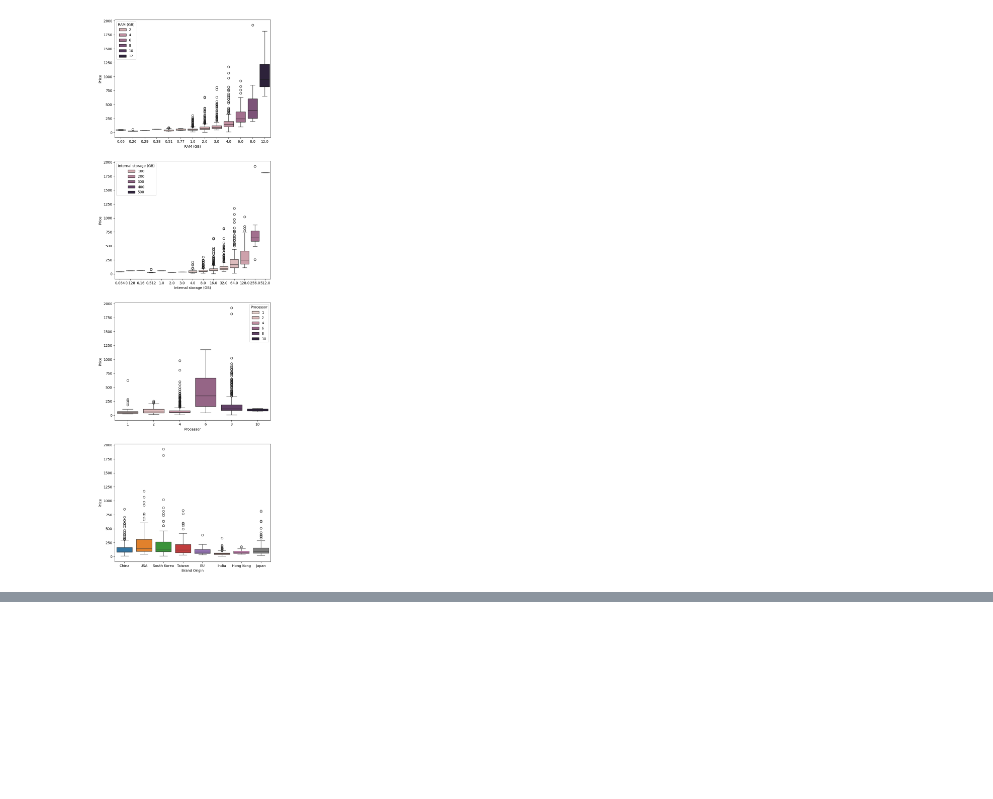
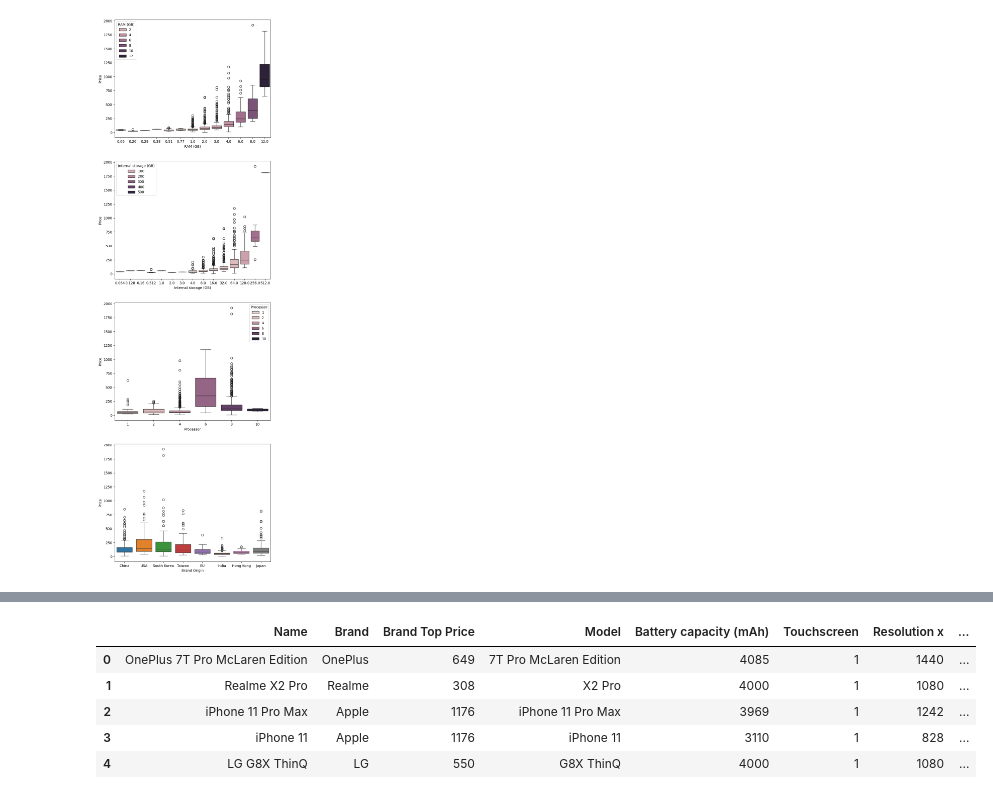
Before and after one commit to davo1176/MachineLearningGroupProject_TXB_8, a Jupyter notebook: notebook/group_assignment.ipynb, the cells around one changed output, grey strips where cells are left out. Cells and saved outputs as stored; diff of their text form; code cells hidden in the pictures; blank space fills up the shorter version.

```diff
--- a/notebook/group_assignment.ipynb
+++ b/notebook/group_assignment.ipynb
@@ -51,6 +50,10 @@ df.head()
 df.shape
 # %% [output]
 (1359, 21)
+# %%
+# Set max rows and columns to display everything
+pd.set_option('display.max_rows', None)  # Show all rows
+pd.set_option('display.max_columns', None)  # Show all columns
 # %%
 # Check columns and potential missing values
 df.info()
@@ -431,0 +478,9 @@ for c, l in zip(["RAM (GB)", "Internal storage (GB)","Processor", "Brand Origin"
+# %%
+df.head()
+# %% [output]
+|  | Name | Brand | Brand Top Price | Model | Battery capacity (mAh) | Touchscreen | Resolution x | ... |
+| 0 | OnePlus 7T Pro McLaren Edition | OnePlus | 649 | 7T Pro McLaren Edition | 4085 | 1 | 1440 | ... |
+| 1 | Realme X2 Pro | Realme | 308 | X2 Pro | 4000 | 1 | 1080 | ... |
+| 2 | iPhone 11 Pro Max | Apple | 1176 | iPhone 11 Pro Max | 3969 | 1 | 1242 | ... |
+| 3 | iPhone 11 | Apple | 1176 | iPhone 11 | 3110 | 1 | 828 | ... |
+| 4 | LG G8X ThinQ | LG | 550 | G8X ThinQ | 4000 | 1 | 1080 | ... |
```
Also changed, not shown: parts of 11 cells of this notebook.
